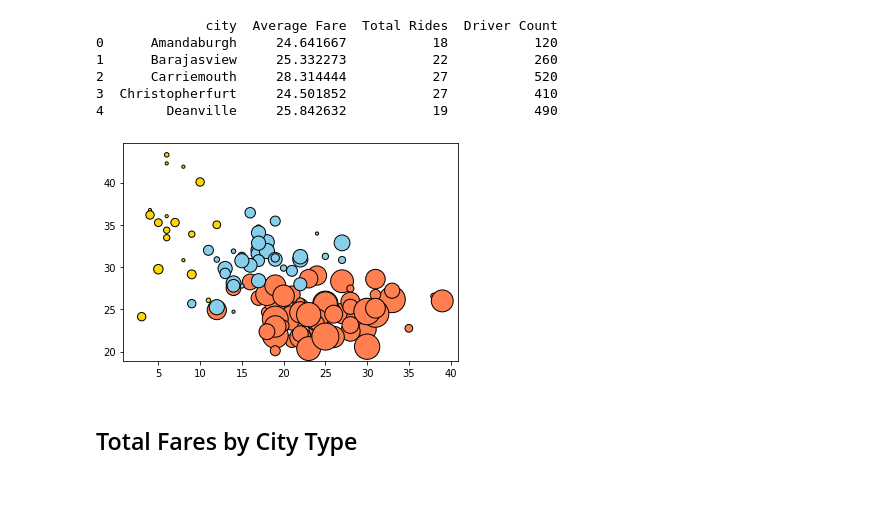
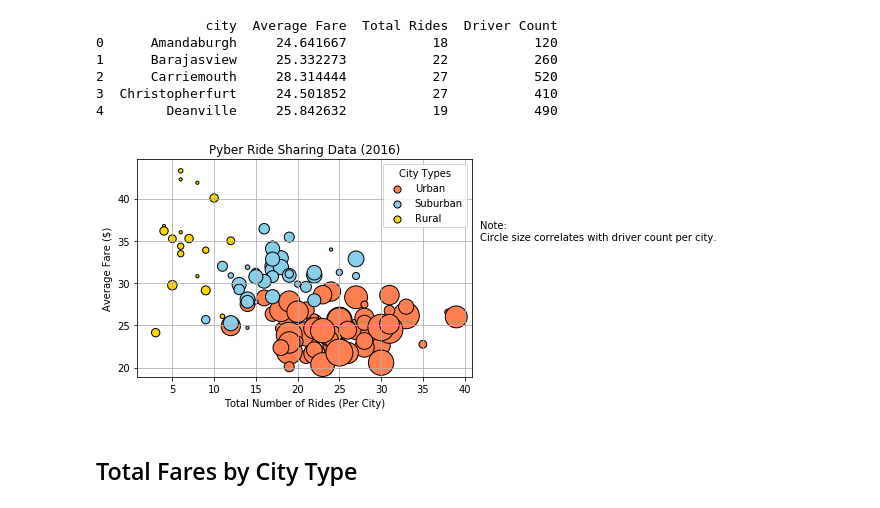
Before and after one commit to RickCavalla/matplotlib-challenge, a Jupyter notebook: Pyber/pyber_starter.ipynb, the cells around one changed output. Saved outputs shown, nothing was run; the diff lists cells and outputs as text; code cells hidden in the pictures.

Commit message:
First plot complete with all labels, etc.

```diff
--- a/Pyber/pyber_starter.ipynb
+++ b/Pyber/pyber_starter.ipynb
@@ -86,29 +87,44 @@ pprint(urban_merge_df.head())
 4        Deanville     25.842632           19           490
 # %%
 # Build the scatter plots for each city types
-plt.scatter(urban_merge_df["Total Rides"], urban_merge_df["Average Fare"],
-            marker = "o", facecolor="coral", edgecolor="black",
-            s=urban_merge_df["Driver Count"])
+urban_plot = plt.scatter(
+    urban_merge_df["Total Rides"], urban_merge_df["Average Fare"],
+    marker = "o", facecolor=color_dict.get("Urban"), edgecolor="black",
+    s=urban_merge_df["Driver Count"], label="Urban")
 
-plt.scatter(suburban_merge_df["Total Rides"], suburban_merge_df["Average Fare"],
-            marker = "o", facecolor="skyblue", edgecolor="black",
-            s=suburban_merge_df["Driver Count"])
+suburban_plot = plt.scatter(
+    suburban_merge_df["Total Rides"], suburban_merge_df["Average Fare"],
+    marker = "o", facecolor=color_dict.get("Suburban"), edgecolor="black",
+    s=suburban_merge_df["Driver Count"], label="Suburban")
 
-plt.scatter(rural_merge_df["Total Rides"], rural_merge_df["Average Fare"],
-            marker = "o", facecolor="gold", edgecolor="black",
-            s=rural_merge_df["Driver Count"])
+rural_plot = plt.scatter(
+    rural_merge_df["Total Rides"], rural_merge_df["Average Fare"],
+    marker = "o", facecolor=color_dict.get("Rural"), edgecolor="black",
+    s=rural_merge_df["Driver Count"], label="Rural")
 
 # Incorporate the other graph properties
+plt.title("Pyber Ride Sharing Data (2016)")
+plt.xlabel("Total Number of Rides (Per City)")
+plt.ylabel("Average Fare ($)")
+plt.grid()
 
 # Create a legend
+plot_legend = plt.legend(handles=[urban_plot, suburban_plot, rural_plot], title="City Types")
+
+# The bubbles were scaled, with "Urban" being bigger than others.
+# Much googling to find this way to hardcode size of legend
+for plot_legend_handle in plot_legend.legendHandles:
+    plot_legend_handle._sizes = [50]
 
 # Incorporate a text label regarding circle size
+plt.figtext(0.92, 0.60, "Note:\n" + "Circle size correlates with driver count per city.")
 
 # Save Figure
 save_bubble = os.path.join("images", "Pyber_Bubble_Chart")
 plt.savefig(save_bubble)
+#vars(plot_legend)
 # %% [output]
-[figure, old version]
+[figure, new version]
 # %%
 # Show plot
 plt.show()
```
Also changed, not shown: parts of 1 cell of this notebook, 1 other file.
